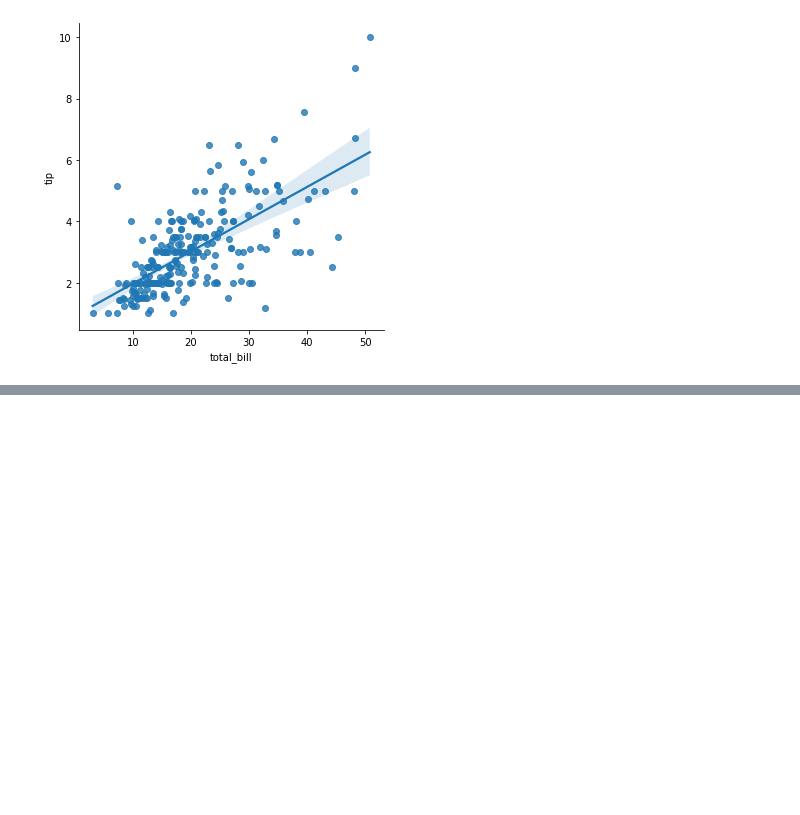
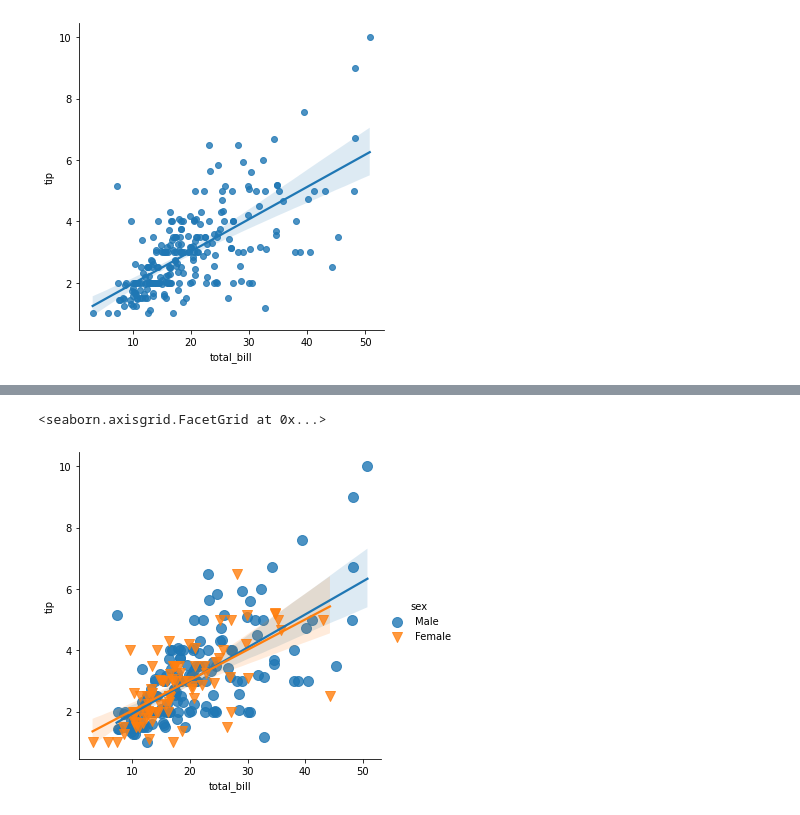
Before and after one commit to MIDAS-26/DS_ML, a Jupyter notebook: Seaborn_RegressionPlots.ipynb, the cells around one changed output, grey strips where cells are left out. Saved outputs shown, nothing was run; the diff lists cells and outputs as text; code cells hidden in the pictures; blank space fills up the shorter version.

```diff
--- a/Seaborn_RegressionPlots.ipynb
+++ b/Seaborn_RegressionPlots.ipynb
@@ -26,0 +33,7 @@ sns.lmplot(data=tips, x='total_bill', y='tip')
+# %%
+#to change the markers for each category in hue, use markers argument as markers=['type', 'type'] where type is the type of marker you wanna use, refer to docs for more info
+#to change the size of the markers use the matplotlib argument for scatter plot in this case- scatter_kws={'s':int} where this argument is used to modify the scatter plot and s is for the size of the markers, refer to docs for more info
+sns.lmplot(data=tips, x='total_bill', y='tip', hue='sex', markers=['o','v'], scatter_kws={'s':100})
+# %% [output]
+<seaborn.axisgrid.FacetGrid at 0x...>
+[figure, added]
```
Also changed, not shown: parts of 2 cells of this notebook.
